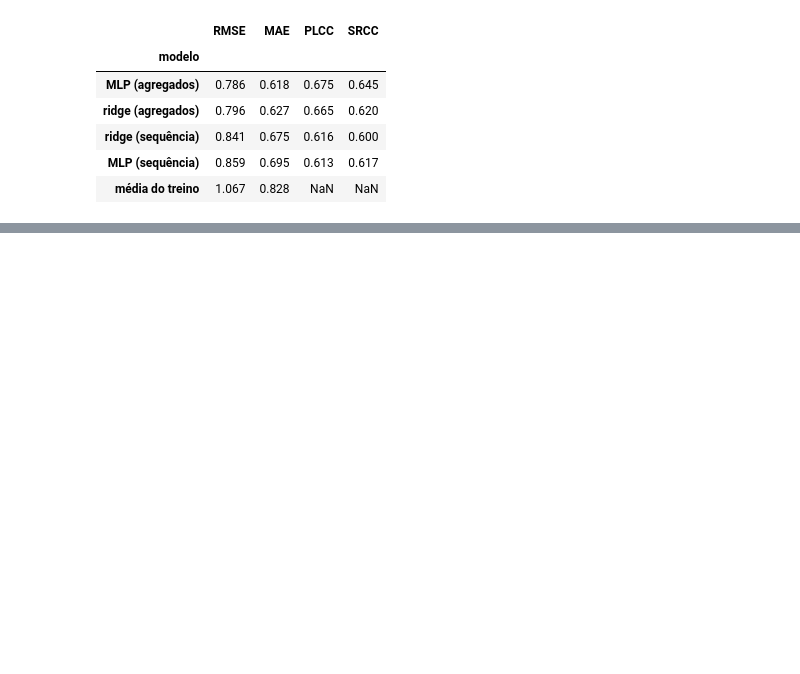
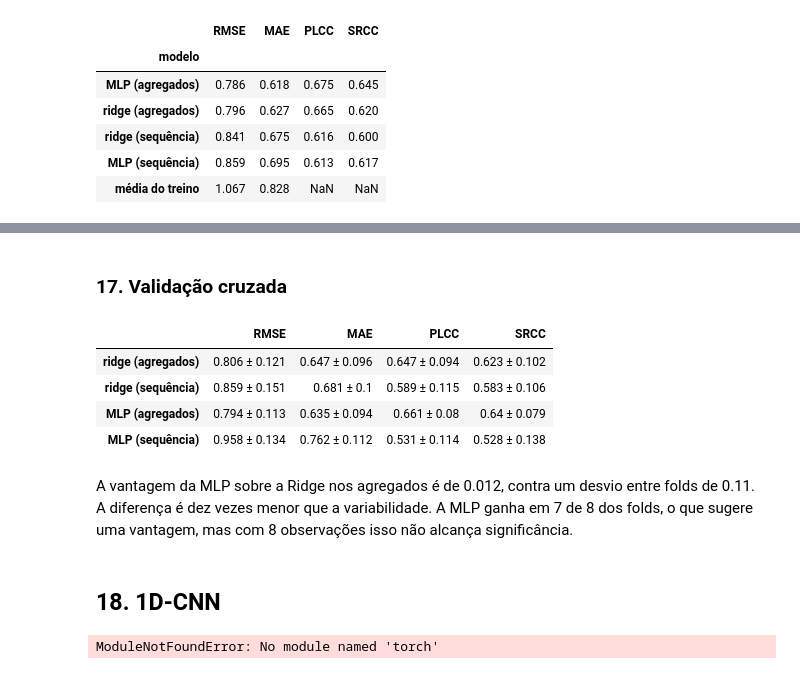
Before and after one commit to anariamx/RCQoEA-360VR-Dataset, a Jupyter notebook: EDA.ipynb, the cells around one changed output, grey strips where cells are left out. Cells and saved outputs as stored; diff of their text form; code cells hidden in the pictures; blank space fills up the shorter version.

```diff
--- a/EDA.ipynb
+++ b/EDA.ipynb
@@ -391,0 +493,65 @@ plt.show()
+# %% [markdown]
+### 17. Validação cruzada
+# %%
+from sklearn.model_selection import GroupKFold
+
+def validar(nome, X, construir_modelo, n_folds=8):
+    linhas = []
+    for treino_cv, teste_cv in GroupKFold(n_splits=n_folds).split(X, y, grupos):
+        modelo = construir_modelo()
+        modelo.fit(X[treino_cv], y[treino_cv])
+        y_pred = modelo.predict(X[teste_cv])
+        linhas.append({
+            'RMSE': np.sqrt(np.mean((y[teste_cv] - y_pred) ** 2)),
+            'MAE': np.mean(np.abs(y[teste_cv] - y_pred)),
+            'PLCC': pearsonr(y[teste_cv], y_pred)[0],
+            'SRCC': spearmanr(y[teste_cv], y_pred)[0],
+        })
+    folds = pd.DataFrame(linhas)
+    folds.index = [f"{nome} fold {i+1}" for i in range(n_folds)]
+    return folds
+
+modelos = {
+    'ridge (agregados)': (X_agg, lambda: make_pipeline(StandardScaler(), Ridge())),
+    'ridge (sequência)': (X_seq, lambda: make_pipeline(StandardScaler(), Ridge())),
+    'MLP (agregados)':   (X_agg, lambda: make_pipeline(StandardScaler(), MLPRegressor(
+                             hidden_layer_sizes=(64, 32), max_iter=2000,
+                             early_stopping=True, random_state=42))),
+    'MLP (sequência)':   (X_seq, lambda: make_pipeline(StandardScaler(), MLPRegressor(
+                             hidden_layer_sizes=(128, 64), max_iter=1500,
+                             early_stopping=True, random_state=42))),
+}
+
+por_fold = {nome: validar(nome, X, ctor) for nome, (X, ctor) in modelos.items()}
+
+resumo = pd.DataFrame({
+    nome: pd.concat([f.mean().round(3).astype(str) + ' ± ' + f.std().round(3).astype(str)], axis=0)
+    for nome, f in por_fold.items()
+}).T
+resumo
+# %% [output]
+|  | RMSE | MAE | PLCC | SRCC |
+| ridge (agregados) | 0.806 ± 0.121 | 0.647 ± 0.096 | 0.647 ± 0.094 | 0.623 ± 0.102 |
+| ridge (sequência) | 0.859 ± 0.151 | 0.681 ± 0.1 | 0.589 ± 0.115 | 0.583 ± 0.106 |
+| MLP (agregados) | 0.794 ± 0.113 | 0.635 ± 0.094 | 0.661 ± 0.08 | 0.64 ± 0.079 |
+| MLP (sequência) | 0.958 ± 0.134 | 0.762 ± 0.112 | 0.531 ± 0.114 | 0.528 ± 0.138 |
+# %% [markdown]
+A vantagem da MLP sobre a Ridge nos agregados é de 0.012, contra um desvio entre folds de 0.11. A diferença é dez vezes menor que a variabilidade.
+A MLP ganha em 7 de 8 dos folds, o que sugere uma vantagem, mas com 8 observações isso não alcança significância.
+# %% [markdown]
+## 18. 1D-CNN
+# %%
+import torch
+import torch.nn as nn
+from sklearn.model_selection import GroupKFold, GroupShuffleSplit
+
+SEMENTE = 42
+torch.manual_seed(SEMENTE)
+np.random.seed(SEMENTE)
+
+X_t = torch.tensor(X_seq, dtype=torch.float32).unsqueeze(1)
+y_t = torch.tensor(y, dtype=torch.float32).unsqueeze(1)
+
+print(X_t.shape, y_t.shape)
+# %% [output]
+ModuleNotFoundError: No module named 'torch'
```
Also changed, not shown: parts of 24 cells of this notebook.
